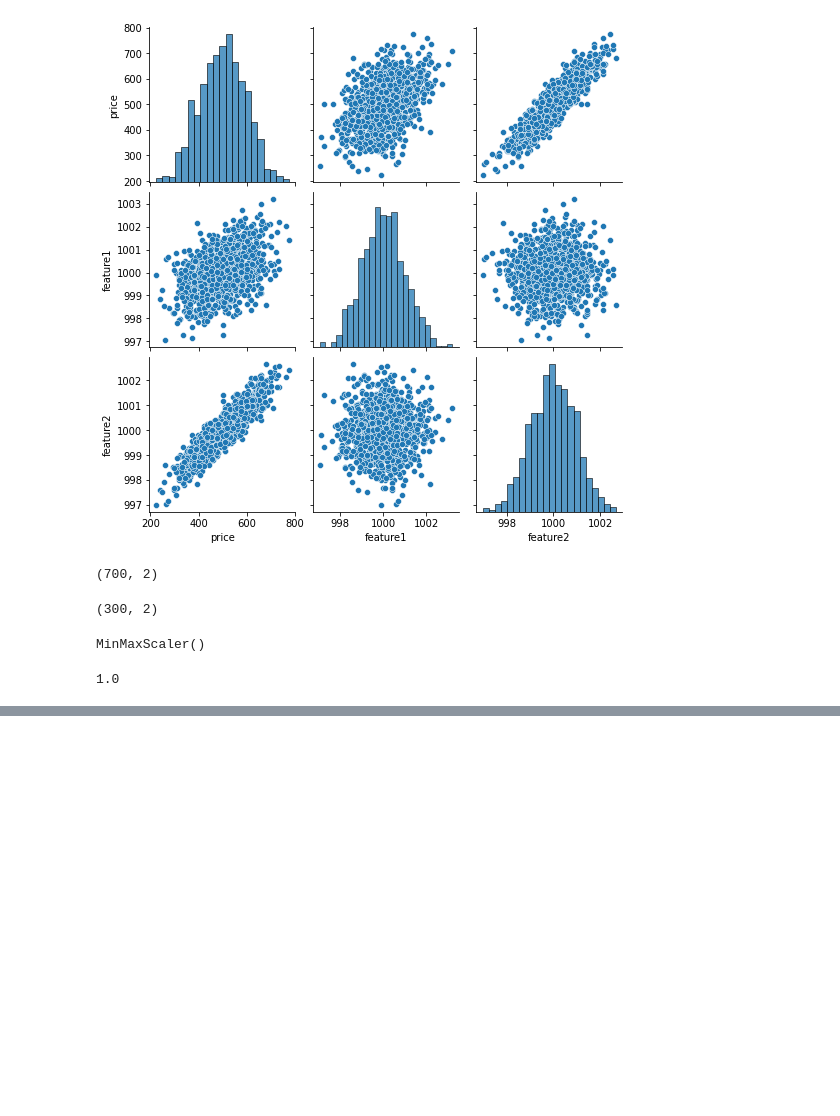
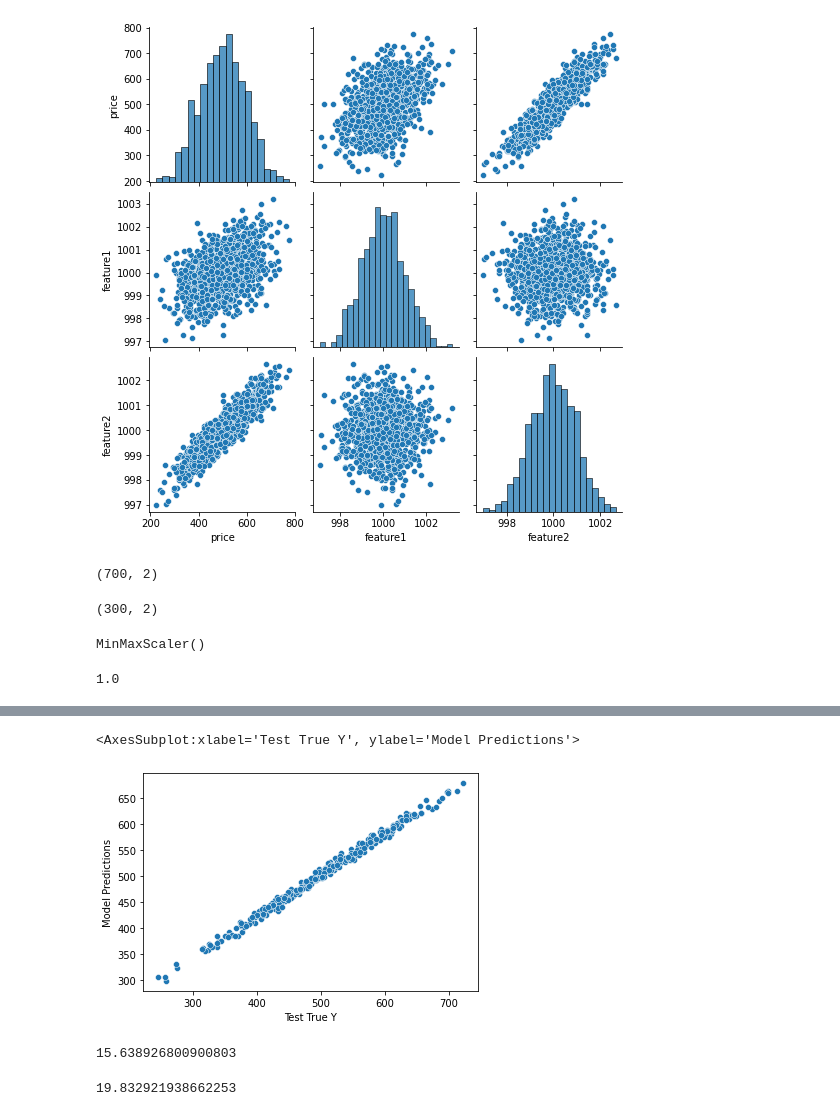
Before and after one commit to goaziz/python-data-science, a Jupyter notebook: Neural Nets and Deep Learning/tensor_flow_syntax_basic.ipynb, the cells around one changed output, grey strips where cells are left out. Drawn from its saved outputs; the diff is of its cells as text; code cells hidden in the pictures; blank space fills up the shorter version.

```diff
--- a/Neural Nets and Deep Learning/tensor_flow_syntax_basic.ipynb
+++ b/Neural Nets and Deep Learning/tensor_flow_syntax_basic.ipynb
@@ -52,0 +137,11 @@ X_train.max()
+# %%
+pred_df = pd.DataFrame(y_test, columns=['Test True Y'])
+# %%
+pred_df = pd.concat([pred_df, test_predictions], axis=1)
+# %%
+pred_df.columns = ['Test True Y', 'Model Predictions']
+# %%
+sns.scatterplot(data=pred_df, x='Test True Y', y='Model Predictions')
+# %% [output]
+<AxesSubplot:xlabel='Test True Y', ylabel='Model Predictions'>
+[figure, added]
@@ -52,0 +150,8 @@ X_train.max()
+# %%
+mean_absolute_error(pred_df['Test True Y'], pred_df['Model Predictions'])
+# %% [output]
+15.638926800900803
+# %%
+mean_squared_error(pred_df['Test True Y'], pred_df['Model Predictions']) ** 0.5
+# %% [output]
+19.832921938662253
```
Also changed, not shown: parts of 22 cells of this notebook, 6 other files.
